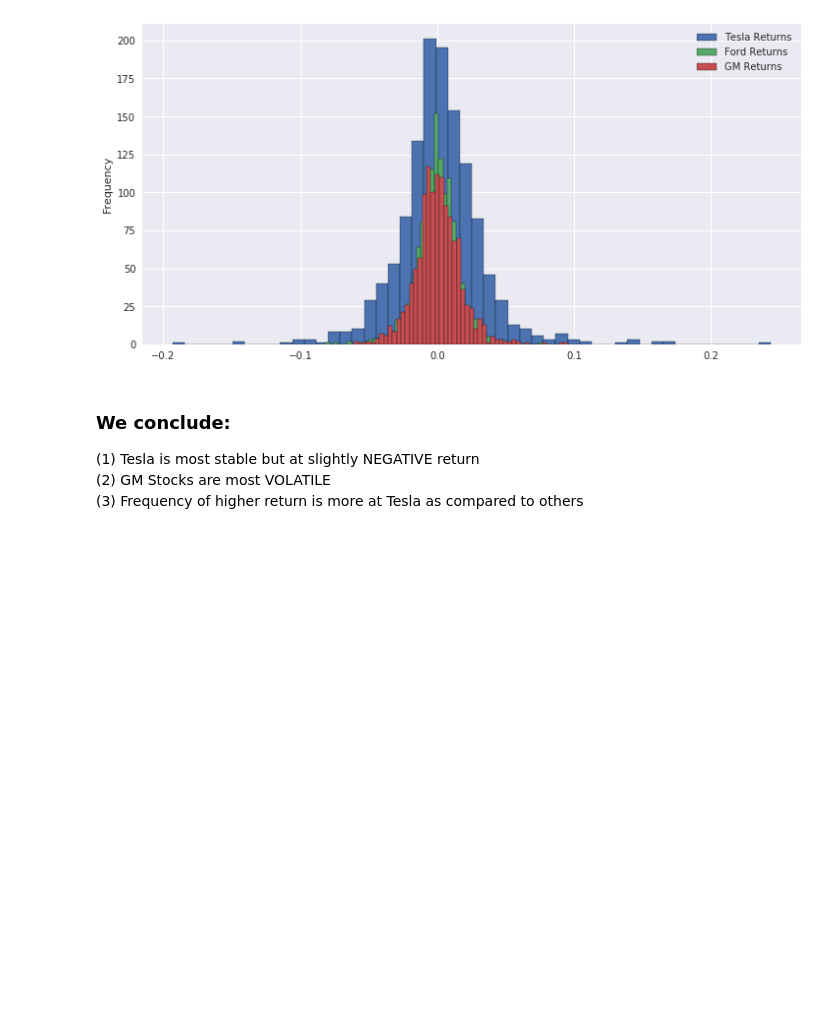
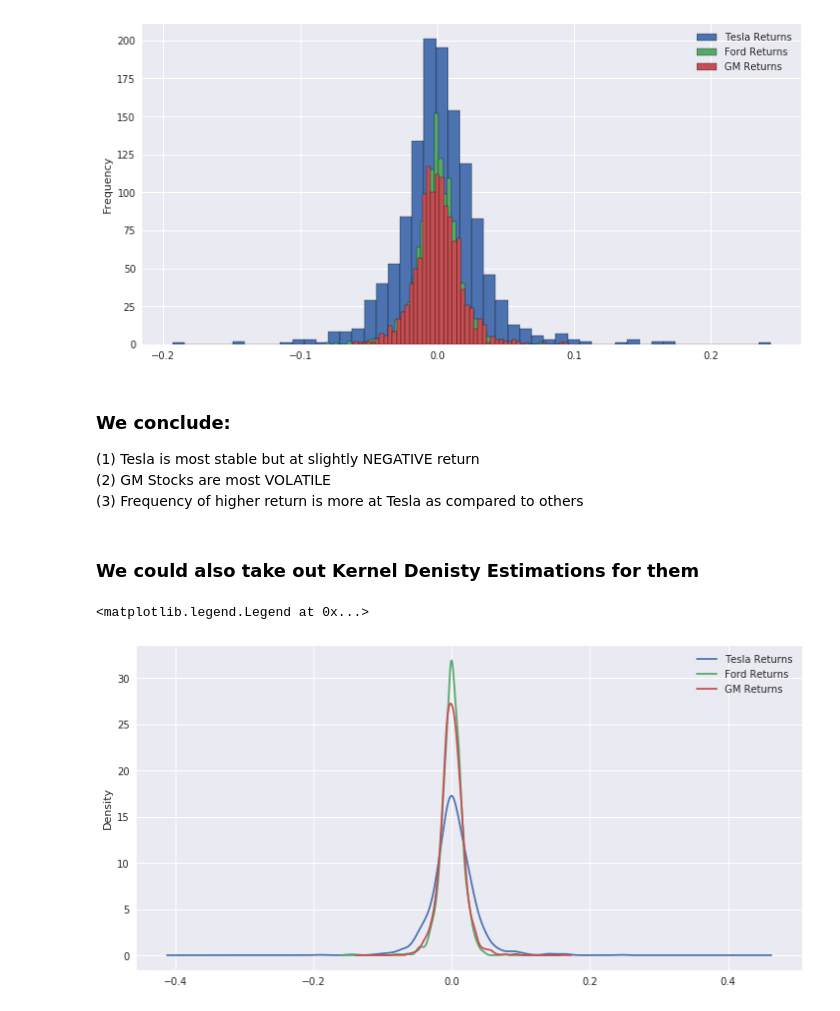
Before and after one commit to HeadHunTeR779/Stock-Analysis-of-Automobile-Giants, a Jupyter notebook: Stock_Analysis.ipynb, the cells around one changed output. Cells and saved outputs as stored; diff of their text form; code cells hidden in the pictures; blank space fills up the shorter version.

```diff
--- a/Stock_Analysis.ipynb
+++ b/Stock_Analysis.ipynb
@@ -297,3 +297,13 @@ plt.legend()
 (1) Tesla is most stable but at slightly NEGATIVE return<br>
 (2) GM Stocks are most VOLATILE<br>
 (3) Frequency of higher return is more at Tesla as compared to others<br>
+# %% [markdown]
+### We could also take out Kernel Denisty Estimations for them
+# %%
+tesla["returns"].plot(kind="kde",figsize=(12,6),label="Tesla Returns")
+ford["returns"].plot(kind="kde",figsize=(12,6),label="Ford Returns")
+GM["returns"].plot(kind="kde",figsize=(12,6),label="GM Returns")
+plt.legend()
+# %% [output]
+<matplotlib.legend.Legend at 0x...>
+[figure, added]
```
Also changed, not shown: parts of 9 cells of this notebook.
